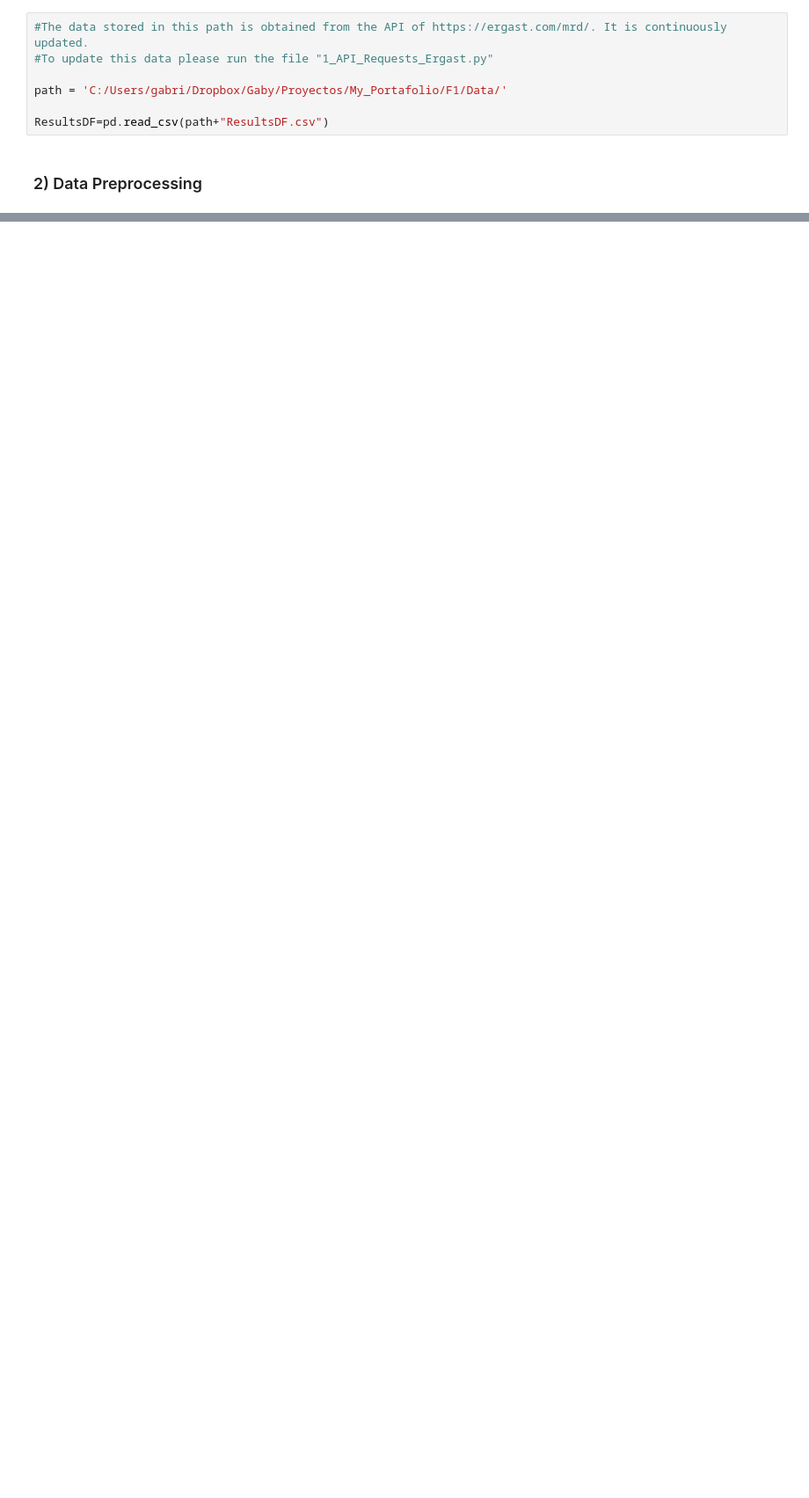
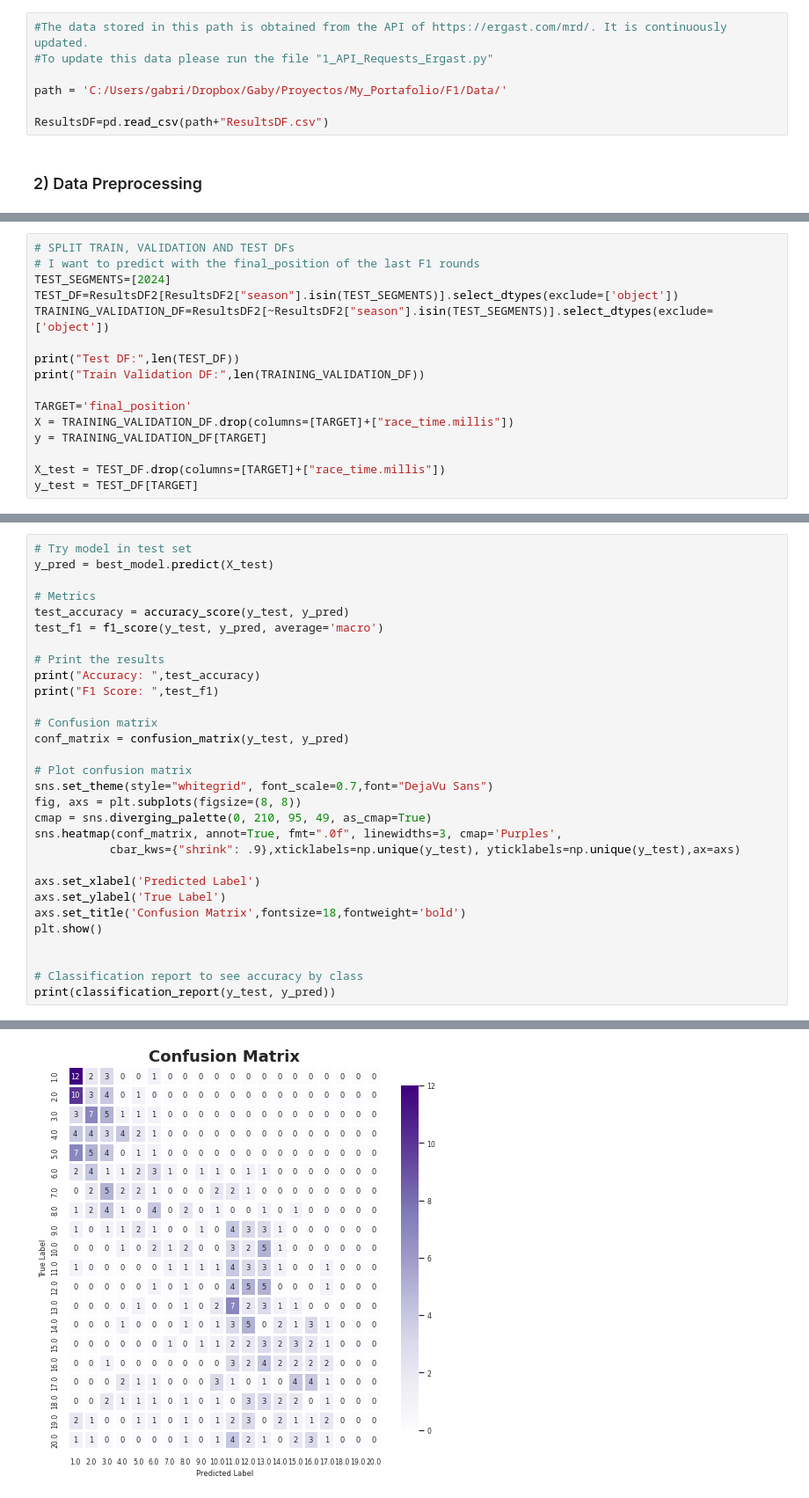
Before and after one commit to GabyCisnerosV/F1_NoName, a Jupyter notebook: 3_Model_1.ipynb, the cells around one changed output, grey strips where cells are left out. Shown at 88% size. Drawn from its saved outputs; the diff is of its cells as text; blank space fills up the shorter version.

```diff
--- a/3_Model_1.ipynb
+++ b/3_Model_1.ipynb
@@ -111,0 +117,16 @@ plt.show()
+# %%
+# SPLIT TRAIN, VALIDATION AND TEST DFs
+# I want to predict with the final_position of the last F1 rounds
+TEST_SEGMENTS=[2024]
+TEST_DF=ResultsDF2[ResultsDF2["season"].isin(TEST_SEGMENTS)].select_dtypes(exclude=['object'])
+TRAINING_VALIDATION_DF=ResultsDF2[~ResultsDF2["season"].isin(TEST_SEGMENTS)].select_dtypes(exclude=['object'])
+
+print("Test DF:",len(TEST_DF))
+print("Train Validation DF:",len(TRAINING_VALIDATION_DF))
+
+TARGET='final_position'
+X = TRAINING_VALIDATION_DF.drop(columns=[TARGET]+["race_time.millis"])
+y = TRAINING_VALIDATION_DF[TARGET]
+
+X_test = TEST_DF.drop(columns=[TARGET]+["race_time.millis"])
+y_test = TEST_DF[TARGET]
@@ -111,0 +168,31 @@ plt.show()
+# %%
+# Try model in test set
+y_pred = best_model.predict(X_test)
+
+# Metrics
+test_accuracy = accuracy_score(y_test, y_pred)
+test_f1 = f1_score(y_test, y_pred, average='macro')
+
+# Print the results
+print("Accuracy: ",test_accuracy)
+print("F1 Score: ",test_f1)
+
+# Confusion matrix
+conf_matrix = confusion_matrix(y_test, y_pred)
+
+# Plot confusion matrix
+sns.set_theme(style="whitegrid", font_scale=0.7,font="DejaVu Sans")
+fig, axs = plt.subplots(figsize=(8, 8))
+cmap = sns.diverging_palette(0, 210, 95, 49, as_cmap=True)
+sns.heatmap(conf_matrix, annot=True, fmt=".0f", linewidths=3, cmap='Purples',
+           cbar_kws={"shrink": .9},xticklabels=np.unique(y_test), yticklabels=np.unique(y_test),ax=axs)
+
+axs.set_xlabel('Predicted Label')
+axs.set_ylabel('True Label')
+axs.set_title('Confusion Matrix',fontsize=18,fontweight='bold')
+plt.show()
+
+
+# Classification report to see accuracy by class
+print(classification_report(y_test, y_pred))
+# %% [output]
@@ -111,0 +201 @@ plt.show()
+[figure, added]
```
Also changed, not shown: parts of 14 cells of this notebook, 2 other files.
